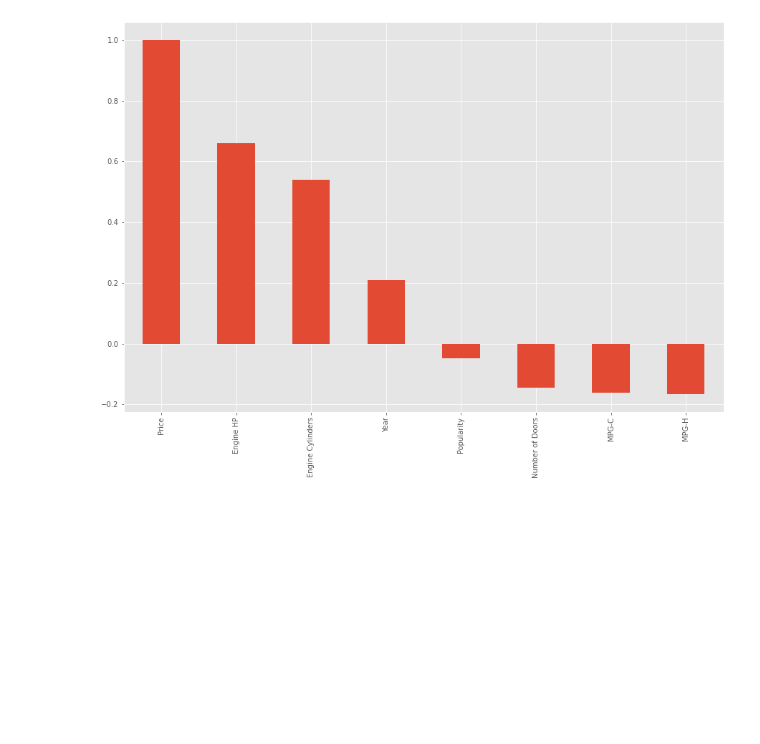
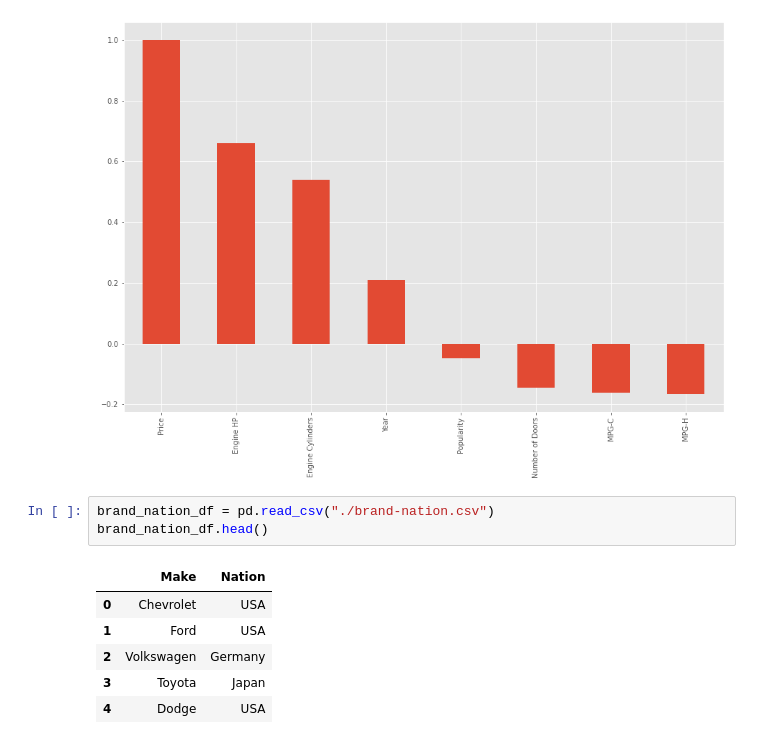
Before and after one commit to furkaneneseren/Car-Price-Analysis-EDA, a Jupyter notebook: car-price-analysis-eda.ipynb, the cells around one changed output. Saved outputs shown, nothing was run; the diff lists cells and outputs as text; blank space fills up the shorter version.

```diff
--- a/car-price-analysis-eda.ipynb
+++ b/car-price-analysis-eda.ipynb
@@ -310,3 +406,13 @@ plt.figure(figsize=(15,10))
 df.corr()['Price'].sort_values(ascending=False).plot(kind='bar');
 # %% [output]
 [figure]
+# %%
+brand_nation_df = pd.read_csv("./brand-nation.csv")
+brand_nation_df.head()
+# %% [output]
+|  | Make | Nation |
+| 0 | Chevrolet | USA |
+| 1 | Ford | USA |
+| 2 | Volkswagen | Germany |
+| 3 | Toyota | Japan |
+| 4 | Dodge | USA |
```
Also changed, not shown: parts of 22 cells of this notebook, 7 other files.
